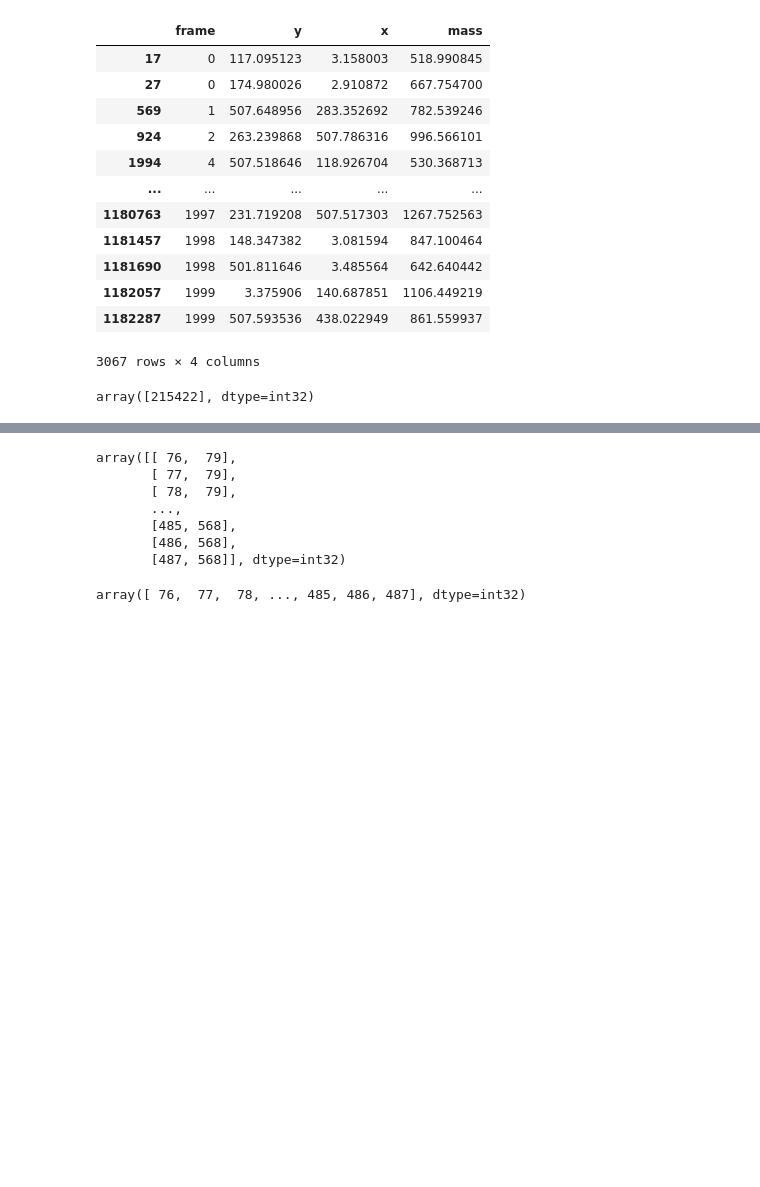
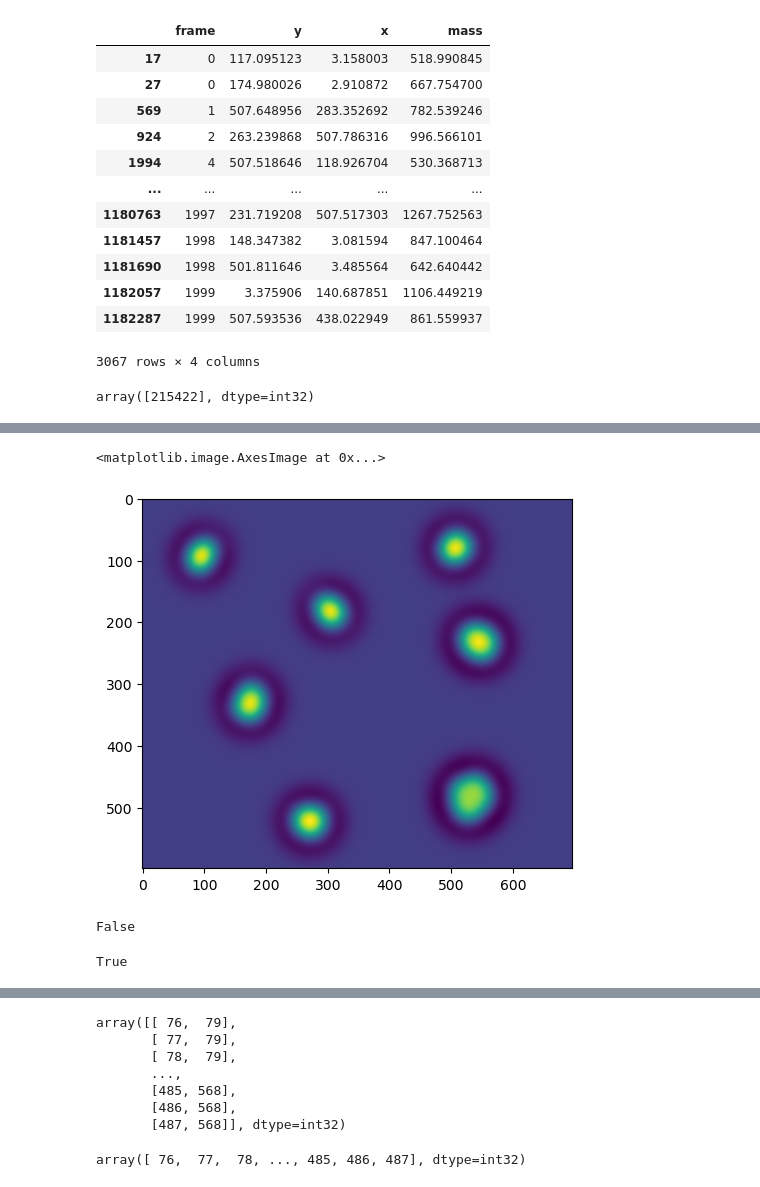
Before and after one commit to amfaber/tracking_optimizations, a Jupyter notebook: gpu-tracking/testing/explore.ipynb, the cells around one changed output, grey strips where cells are left out. Cells and saved outputs as stored; diff of their text form; code cells hidden in the pictures; blank space fills up the shorter version.

```diff
--- a/gpu-tracking/testing/explore.ipynb
+++ b/gpu-tracking/testing/explore.ipynb
@@ -203,0 +260,13 @@ print(data.shape)
+# %%
+plt.imshow(data)
+# %% [output]
+<matplotlib.image.AxesImage at 0x...>
+[figure, added]
+# %%
+(~np.isnan(data)).any()
+# %% [output]
+False
+# %%
+data.any()
+# %% [output]
+True
```
Also changed, not shown: parts of 14 cells of this notebook, 8 other files.
